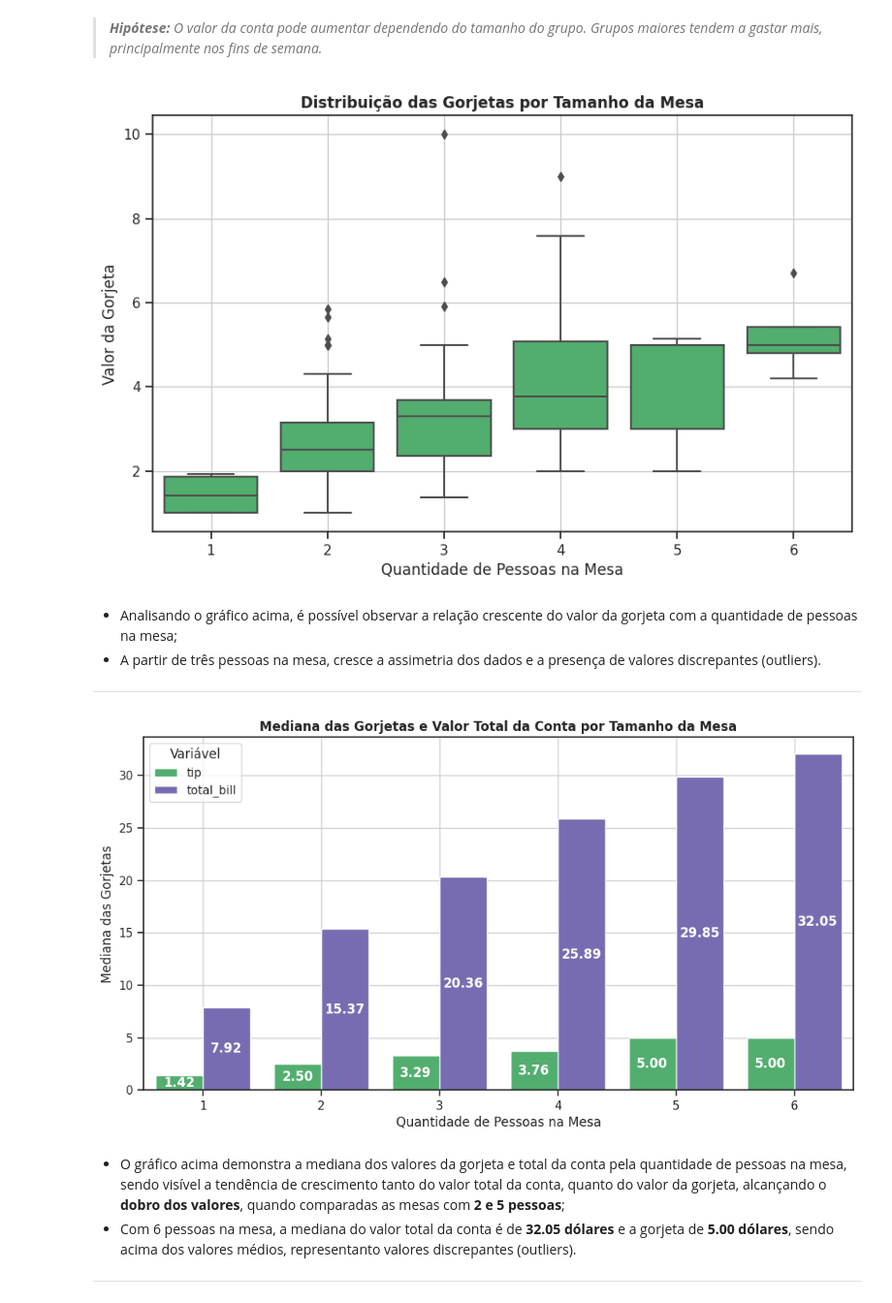
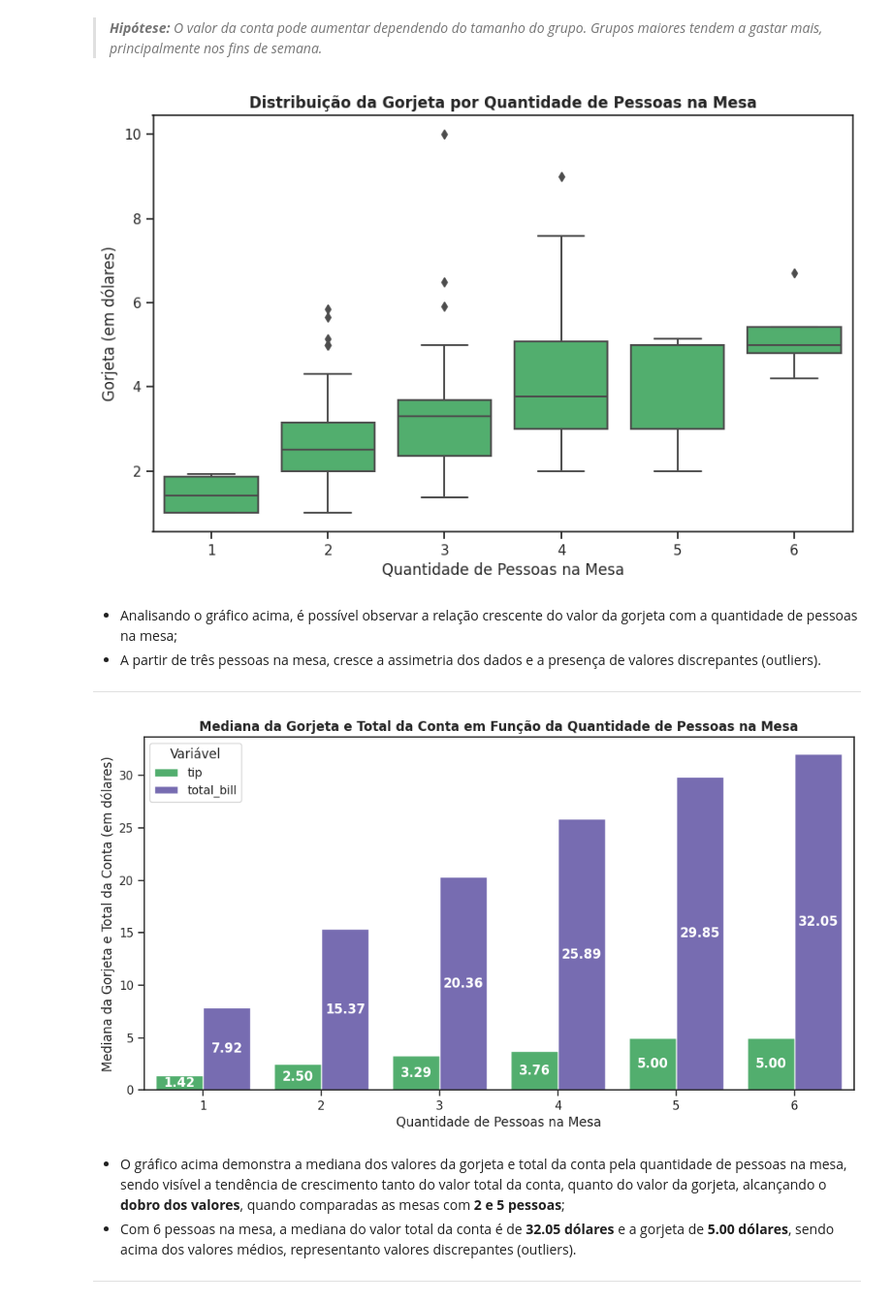
Before and after one commit to vikpires/DS_tips-dataset, a Jupyter notebook: notebooks/01-exploratory_data_analysis.ipynb, the cells around one changed output. Shown at 97% size. Drawn from its saved outputs; the diff is of its cells as text; code cells hidden in the pictures.

```diff
--- a/notebooks/01-exploratory_data_analysis.ipynb
+++ b/notebooks/01-exploratory_data_analysis.ipynb
@@ -105,17 +105,14 @@ O dataframe possui 7 variáveis, sendo elas classificadas como:
 # %% [markdown]
 Existem valores faltantes ou nulos `(NaN)` no conjunto de dados?
 # %%
-# Análise de valores faltantes ou nulos nas variáveis
+# Analisando os valores faltantes ou nulos nas variáveis
 number_of_nan_by_column = df.isnull().sum().loc[lambda x: x > 0]
 number_of_nan_rows = df.isnull().any(axis=1).sum()
 
+if number_of_nan_rows == 0:
+    print("O conjunto não possui dados faltantes.")
+else:
+    print(f"O conjunto possui {number_of_nan_rows} linhas com dados faltantes.")
+
 display(number_of_nan_by_column)
-display(Markdown(
-    "<br>"
-    f"O conjunto de dados possui `{number_of_nan_rows}` linhas com valores faltantes.\n"
-    "Logo, constatou-se que não há valores faltantes no conjunto de dados."
-    "\n---"
-))
-
-df.dropna(inplace=True)
 # %% [output]
@@ -660,44 +597,38 @@ plt.show()
 # %% [markdown]
 >***Hipótese:*** *O valor da conta pode aumentar dependendo do tamanho do grupo. Grupos maiores tendem a gastar mais, principalmente nos fins de semana.*
 # %%
-# Criando o gráfico de boxplot para gorjetas
+# Criando um gráfico de dispersão da variável 'tip' por 'size'
 plt.figure(figsize=(10, 6))
 ax = sns.boxplot(x='size', y='tip', data=df, color=colors[0])
 
-# Adicionando título e rótulos
-plt.title('Distribuição das Gorjetas por Tamanho da Mesa', weight='bold')
+plt.title('Distribuição da Gorjeta por Quantidade de Pessoas na Mesa', weight='bold')
 plt.xlabel('Quantidade de Pessoas na Mesa')
-plt.ylabel('Valor da Gorjeta')
-plt.grid(True)
+plt.ylabel('Gorjeta (em dólares)')
 plt.show()
 # %% [output]
-[figure, old version]
+[figure, new version]
 # %% [markdown]
 * Analisando o gráfico acima, é possível observar a relação crescente do valor da gorjeta com a quantidade de pessoas na mesa;
 * A partir de três pessoas na mesa, cresce a assimetria dos dados e a presença de valores discrepantes (outliers).
 ---
 # %%
-# Calculando a mediana das gorjetas e do valor total da conta pela quantidade de pessoas na mesa
+# Criando um gráfico de barras para comparar as variáveis 'tip' e 'total_bill' por 'size'
 median_values_by_size = df.groupby('size').agg({'tip': 'median', 'total_bill': 'median'}).reset_index()
 median_values_by_size_long = pd.melt(median_values_by_size, id_vars='size', var_name='variable', value_name='mean_value')
 
-# Criando o gráfico de barras
 plt.figure(figsize=(12, 6))
 ax = sns.barplot(data=median_values_by_size_long, x='size', y='mean_value', hue='variable', palette=colors)
 
-# Adicionando rótulos às barras
 for container in ax.containers:
     ax.bar_label(container, fmt='%.2f', label_type='center', color='white', weight='bold')
 
-# Adicionando título e rótulos
-plt.title('Mediana das Gorjetas e Valor Total da Conta por Tamanho da Mesa', weight='bold')
+plt.title('Mediana da Gorjeta e Total da Conta em Função da Quantidade de Pessoas na Mesa', weight='bold')
 plt.xlabel('Quantidade de Pessoas na Mesa')
-plt.ylabel('Mediana das Gorjetas')
+plt.ylabel('Mediana da Gorjeta e Total da Conta (em dólares)')
 plt.legend(title='Variável')
-plt.grid(True)
 plt.show()
 # %% [output]
-[figure, old version]
+[figure, new version]
 # %% [markdown]
 * O gráfico acima demonstra a mediana dos valores da gorjeta e total da conta pela quantidade de pessoas na mesa, sendo visível a tendência de crescimento tanto do valor total da conta, quanto do valor da gorjeta, alcançando o **dobro dos valores**, quando comparadas as mesas com **2 e 5 pessoas**;
 * Com 6 pessoas na mesa, a mediana do valor total da conta é de **32.05 dólares** e a gorjeta de **5.00 dólares**, sendo acima dos valores médios, representanto valores discrepantes (outliers).
```
Also changed, not shown: parts of 25 cells of this notebook.
